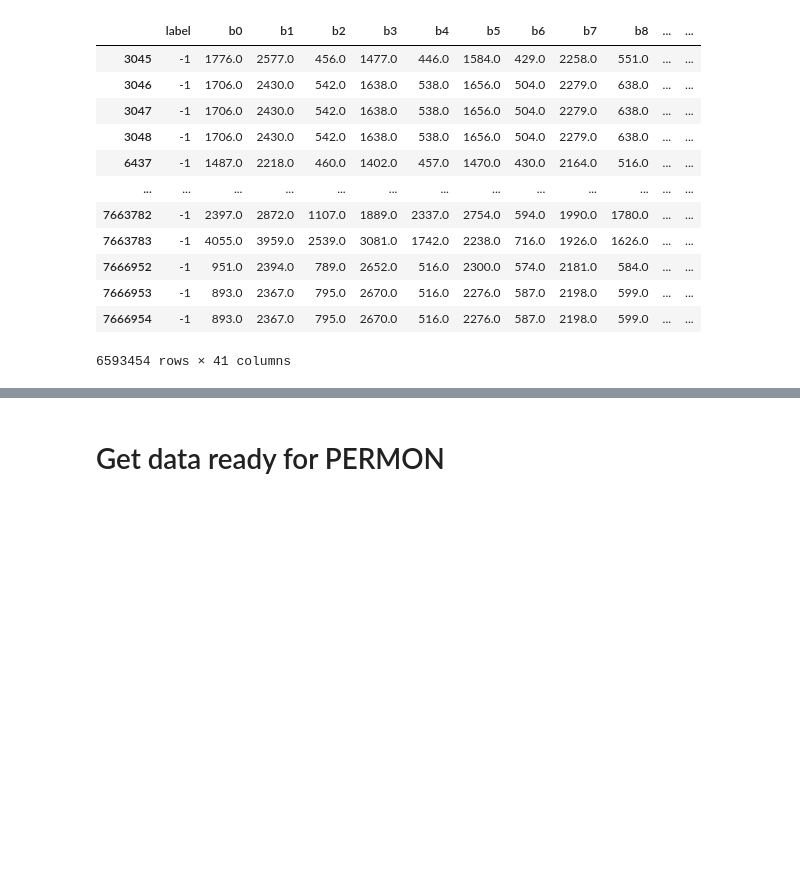
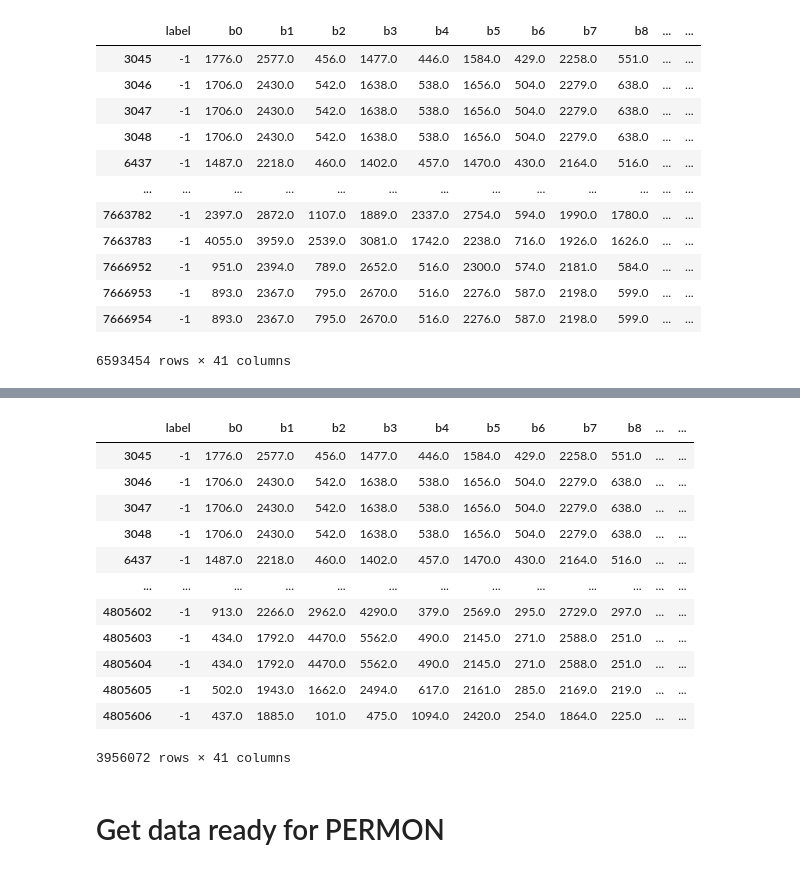
Before and after one commit to langfordzl/remotesensing_mlsvm, a Jupyter notebook: permonsvm/dataprep_mlsvm_permon.ipynb, the cells around one changed output, grey strips where cells are left out. Saved outputs shown, nothing was run; the diff lists cells and outputs as text; code cells hidden in the pictures; blank space fills up the shorter version.

```diff
--- a/permonsvm/dataprep_mlsvm_permon.ipynb
+++ b/permonsvm/dataprep_mlsvm_permon.ipynb
@@ -132,0 +120,18 @@ Name: label, dtype: int64
+# %%
+# split data into train/test/val (shuffle = False)
+from sklearn.model_selection import train_test_split
+
+yc = cols[0]
+xc = cols[1:]
+
+xtrain, xtest, ytrain, ytest = train_test_split(df2[xc], df2[yc], test_size=0.2, random_state=1, shuffle=False)
+xtrain, xval, ytrain, yval = train_test_split(xtrain, ytrain, test_size=0.25, random_state=1, shuffle=False)
+
+(unique, counts) = np.unique(ytrain, return_counts=True)
+print (np.asarray((unique, counts)).T)
+print ('***************')
+(unique, counts) = np.unique(ytest, return_counts=True)
+print (np.asarray((unique, counts)).T)
+print ('***************')
+(unique, counts) = np.unique(yval, return_counts=True)
+print (np.asarray((unique, counts)).T)
@@ -132,0 +147,30 @@ Name: label, dtype: int64
+# %%
+# for MLSVM format
+
+xtrain2 = xtrain.copy()
+xtest2 = xtest.copy()
+xval2 = xval.copy()
+
+xtrain2['label'] = ytrain
+xtest2['label'] = ytest
+xval2['label'] = yval
+
+xtrain2 = xtrain2[cols]
+xtest2 = xtest2[cols]
+xval2 = xval2[cols]
+# %%
+xtrain2
+# %% [output]
+|  | label | b0 | b1 | b2 | b3 | b4 | b5 | b6 | b7 | b8 | ... | ... |
+| 3045 | -1 | 1776.0 | 2577.0 | 456.0 | 1477.0 | 446.0 | 1584.0 | 429.0 | 2258.0 | 551.0 | ... | ... |
+| 3046 | -1 | 1706.0 | 2430.0 | 542.0 | 1638.0 | 538.0 | 1656.0 | 504.0 | 2279.0 | 638.0 | ... | ... |
+| 3047 | -1 | 1706.0 | 2430.0 | 542.0 | 1638.0 | 538.0 | 1656.0 | 504.0 | 2279.0 | 638.0 | ... | ... |
+| 3048 | -1 | 1706.0 | 2430.0 | 542.0 | 1638.0 | 538.0 | 1656.0 | 504.0 | 2279.0 | 638.0 | ... | ... |
+| 6437 | -1 | 1487.0 | 2218.0 | 460.0 | 1402.0 | 457.0 | 1470.0 | 430.0 | 2164.0 | 516.0 | ... | ... |
+| ... | ... | ... | ... | ... | ... | ... | ... | ... | ... | ... | ... | ... |
+| 4805602 | -1 | 913.0 | 2266.0 | 2962.0 | 4290.0 | 379.0 | 2569.0 | 295.0 | 2729.0 | 297.0 | ... | ... |
+| 4805603 | -1 | 434.0 | 1792.0 | 4470.0 | 5562.0 | 490.0 | 2145.0 | 271.0 | 2588.0 | 251.0 | ... | ... |
+| 4805604 | -1 | 434.0 | 1792.0 | 4470.0 | 5562.0 | 490.0 | 2145.0 | 271.0 | 2588.0 | 251.0 | ... | ... |
+| 4805605 | -1 | 502.0 | 1943.0 | 1662.0 | 2494.0 | 617.0 | 2161.0 | 285.0 | 2169.0 | 219.0 | ... | ... |
+| 4805606 | -1 | 437.0 | 1885.0 | 101.0 | 475.0 | 1094.0 | 2420.0 | 254.0 | 1864.0 | 225.0 | ... | ... |
+3956072 rows × 41 columns
```
Also changed, not shown: parts of 36 cells of this notebook, 1 other file.
